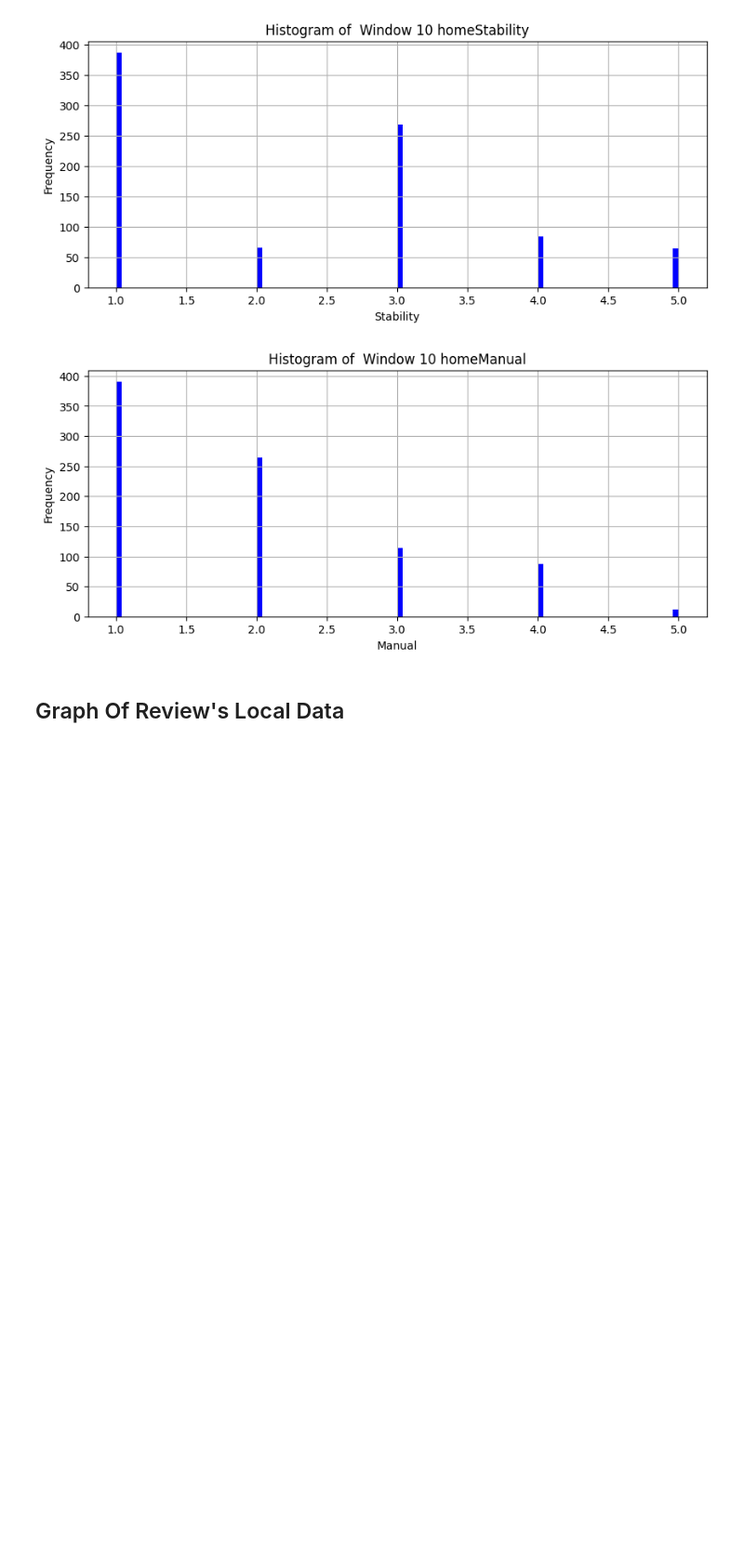
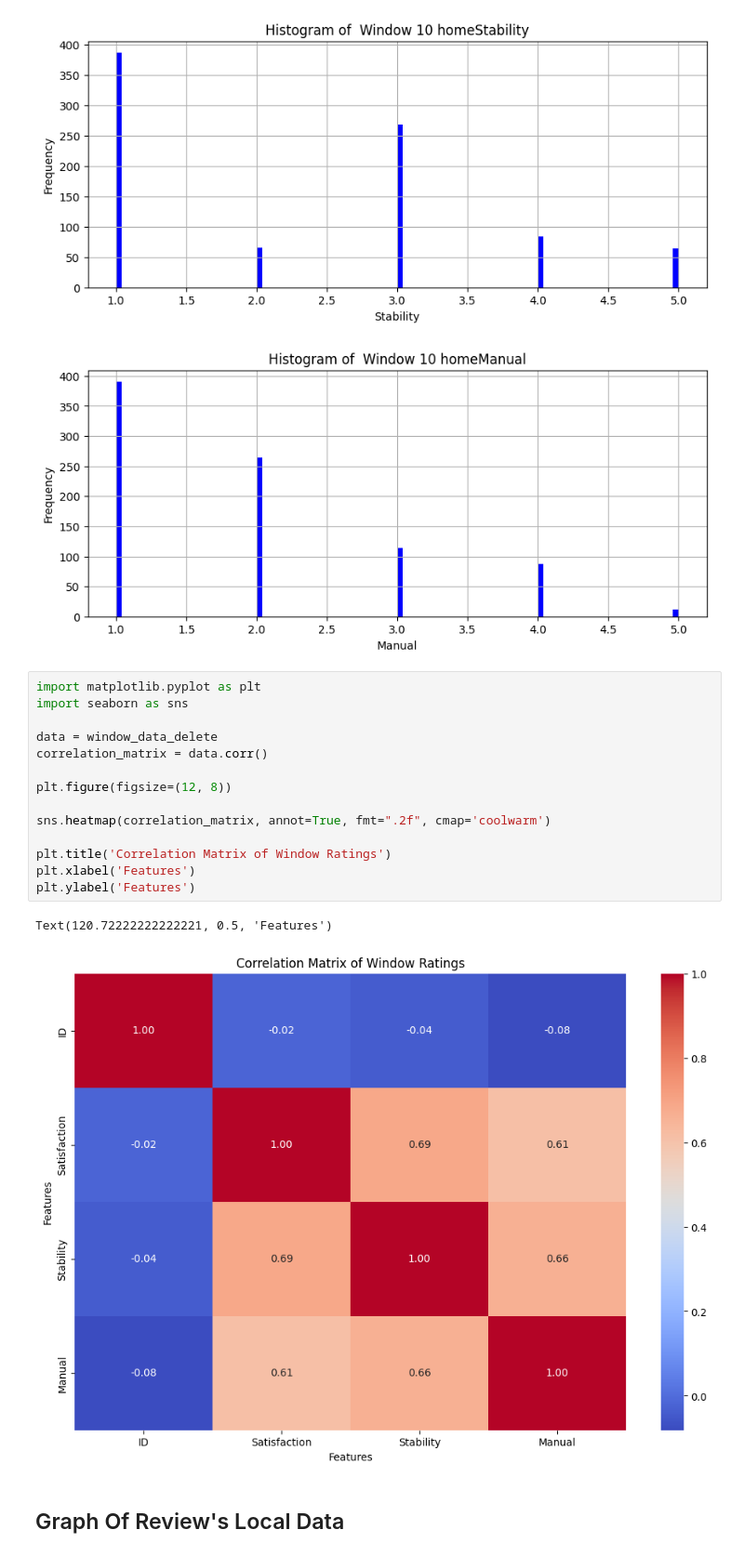
Before and after one commit to jacksen-ng/DS_Pro_homework, a Jupyter notebook: Data Analysis/data_analysis.ipynb, the cells around one changed output. Shown: that part at 93% size. Saved outputs shown, nothing was run; the diff lists cells and outputs as text; blank space fills up the shorter version.

```diff
--- a/Data Analysis/data_analysis.ipynb
+++ b/Data Analysis/data_analysis.ipynb
@@ -250,6 +268,23 @@ for i, col in enumerate(window_columns):
 [figure]
 [figure]
 [figure]
+# %%
+import matplotlib.pyplot as plt
+import seaborn as sns
+
+data = window_data_delete
+correlation_matrix = data.corr()
+
+plt.figure(figsize=(12, 8))
+
+sns.heatmap(correlation_matrix, annot=True, fmt=".2f", cmap='coolwarm')
+
+plt.title('Correlation Matrix of Window Ratings')
+plt.xlabel('Features')
+plt.ylabel('Features')
+# %% [output]
+Text(120.72222222222221, 0.5, 'Features')
+[figure, added]
 # %% [markdown]
 ## Graph Of Review's Local Data
 # %%
```
Also changed, not shown: parts of 2 cells of this notebook.
